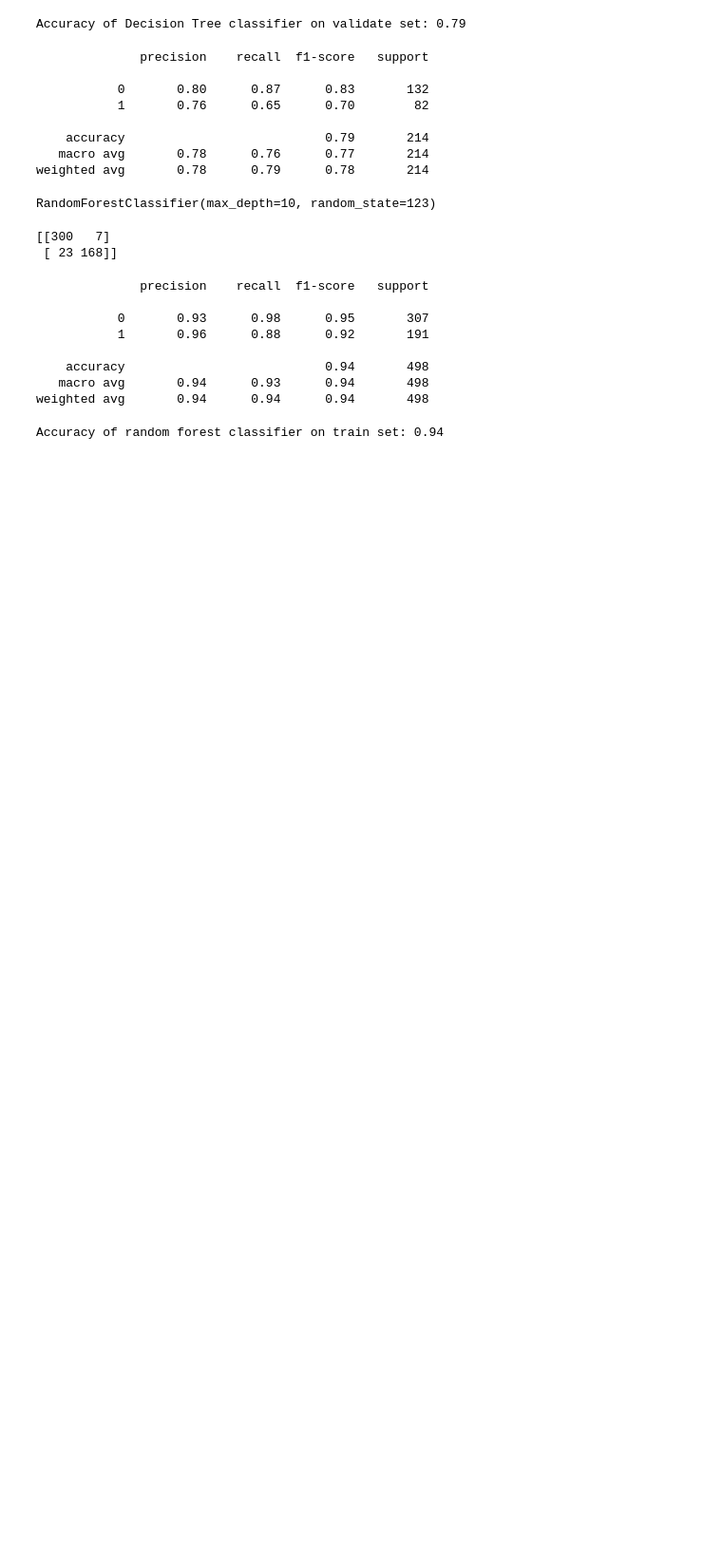
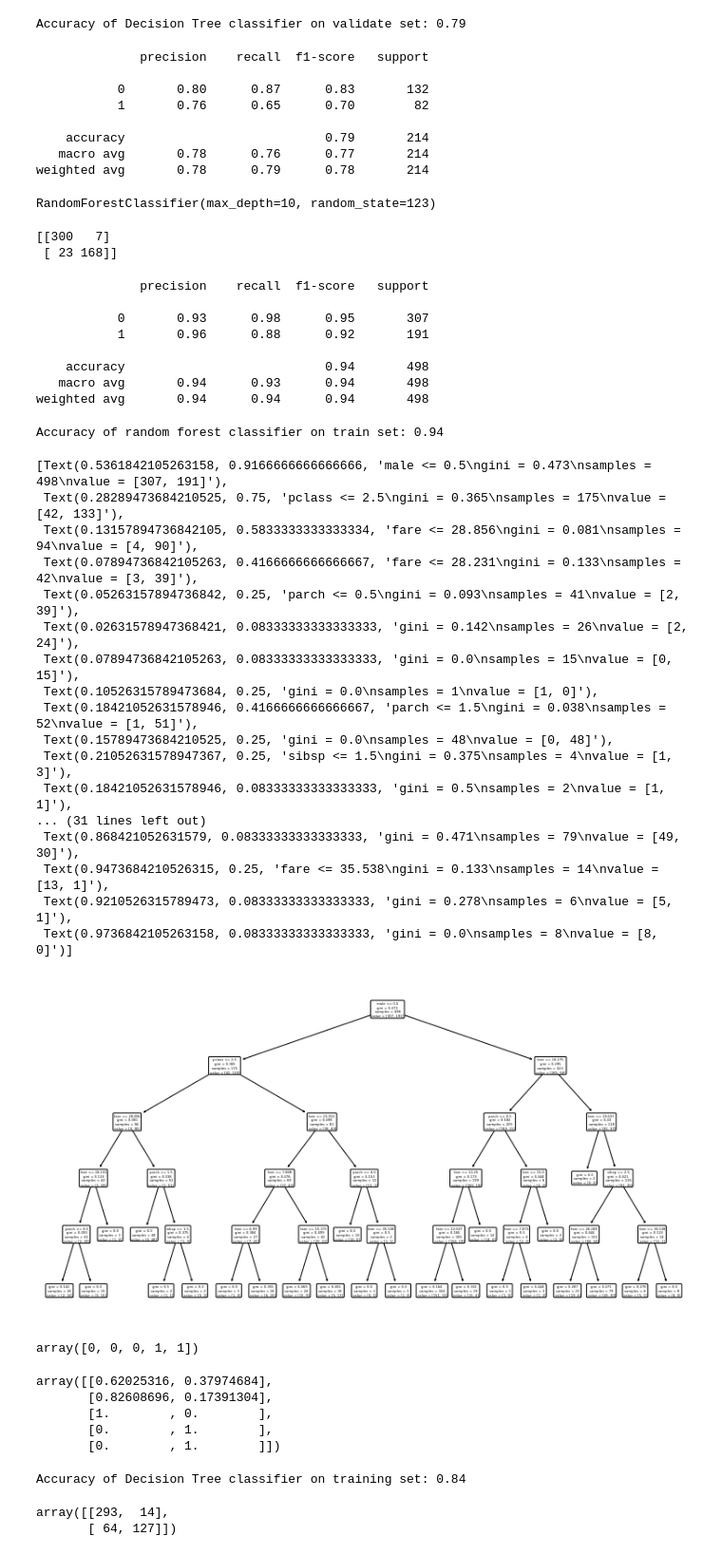
Before and after one commit to QinzhiChen/classification-exercises, a Jupyter notebook: model.ipynb, the cells around one changed output. Shown at 95% size. Drawn from its saved outputs; the diff is of its cells as text; code cells hidden in the pictures; blank space fills up the shorter version.

```diff
--- a/model.ipynb
+++ b/model.ipynb
@@ -44,24 +43,24 @@ from sklearn.model_selection import train_test_split
 target='survived'
 def train_validate_test_split(titanic, target,seed=123):
 
-    train_validate, test = train_test_split(titanic, test_size=0.2,
+    train_validate, titanic_test = train_test_split(titanic, test_size=0.2,
                                             random_state=seed,
                                             stratify=titanic[target])
-    train, validate = train_test_split(train_validate, test_size=0.3,
+    titanic_train, titanic_validate = train_test_split(train_validate, test_size=0.3,
                                        random_state=seed,
                                        stratify=train_validate[target])
-    return train, validate, test
+    return titanic_train, titanic_validate, titanic_test
 # %%
 # split into train, validate, test
-train, validate, test = train_validate_test_split(titanic, target='survived', seed=123)
+titanic_train, titanic_validate, titanic_test = train_validate_test_split(titanic, target='survived', seed=123)
 
-X_train = train.drop(columns=['survived'])
-y_train = train.survived
+x_train = titanic_train.drop(columns=['survived'])
+y_train = titanic_train.survived
 
-X_validate = validate.drop(columns=['survived'])
-y_validate = validate.survived
+x_validate = titanic_validate.drop(columns=['survived'])
+y_validate = titanic_validate.survived
 
-X_test = test.drop(columns=['survived'])
-y_test = test.survived
+x_test = titanic_test.drop(columns=['survived'])
+y_test = titanic_test.survived
 # %%
 clf = DecisionTreeClassifier(max_depth=3, random_state=123)
@@ -167,7 +166,7 @@ rf = RandomForestClassifier(bootstrap=True,
                             n_estimators=100,
                             max_depth=10,
                             random_state=123)
-rf.fit(X_train, y_train)
+rf.fit(x_train, y_train)
 # %% [output]
 RandomForestClassifier(max_depth=10, random_state=123)
 # %%
@@ -196,0 +198,49 @@ Accuracy of random forest classifier on train set: 0.94
+# %%
+clfsecondtest = DecisionTreeClassifier(max_depth=5, random_state=123)
+clfsecondtest = clfsecondtest.fit(x_train, y_train)
+# %%
+plt.figure(figsize=(13, 7))
+plot_tree(clfsecondtest, feature_names=x_train.columns, rounded=True)
+# %% [output]
+[Text(0.5361842105263158, 0.9166666666666666, 'male <= 0.5\ngini = 0.473\nsamples = 498\nvalue = [307, 191]'),
+ Text(0.28289473684210525, 0.75, 'pclass <= 2.5\ngini = 0.365\nsamples = 175\nvalue = [42, 133]'),
+ Text(0.13157894736842105, 0.5833333333333334, 'fare <= 28.856\ngini = 0.081\nsamples = 94\nvalue = [4, 90]'),
+ Text(0.07894736842105263, 0.4166666666666667, 'fare <= 28.231\ngini = 0.133\nsamples = 42\nvalue = [3, 39]'),
+ Text(0.05263157894736842, 0.25, 'parch <= 0.5\ngini = 0.093\nsamples = 41\nvalue = [2, 39]'),
+ Text(0.02631578947368421, 0.08333333333333333, 'gini = 0.142\nsamples = 26\nvalue = [2, 24]'),
+ Text(0.07894736842105263, 0.08333333333333333, 'gini = 0.0\nsamples = 15\nvalue = [0, 15]'),
+ Text(0.10526315789473684, 0.25, 'gini = 0.0\nsamples = 1\nvalue = [1, 0]'),
+ Text(0.18421052631578946, 0.4166666666666667, 'parch <= 1.5\ngini = 0.038\nsamples = 52\nvalue = [1, 51]'),
+ Text(0.15789473684210525, 0.25, 'gini = 0.0\nsamples = 48\nvalue = [0, 48]'),
+ Text(0.21052631578947367, 0.25, 'sibsp <= 1.5\ngini = 0.375\nsamples = 4\nvalue = [1, 3]'),
+ Text(0.18421052631578946, 0.08333333333333333, 'gini = 0.5\nsamples = 2\nvalue = [1, 1]'),
+... (31 lines left out)
+ Text(0.868421052631579, 0.08333333333333333, 'gini = 0.471\nsamples = 79\nvalue = [49, 30]'),
+ Text(0.9473684210526315, 0.25, 'fare <= 35.538\ngini = 0.133\nsamples = 14\nvalue = [13, 1]'),
+ Text(0.9210526315789473, 0.08333333333333333, 'gini = 0.278\nsamples = 6\nvalue = [5, 1]'),
+ Text(0.9736842105263158, 0.08333333333333333, 'gini = 0.0\nsamples = 8\nvalue = [8, 0]')]
+[figure, added]
+# %%
+y_pred = clfsecondtest.predict(x_train)
+y_pred[0:5]
+# %% [output]
+array([0, 0, 0, 1, 1])
+# %%
+y_pred_proba = clfsecondtest.predict_proba(x_train)
+y_pred_proba[0:5]
+# %% [output]
+array([[0.62025316, 0.37974684],
+       [0.82608696, 0.17391304],
+       [1.        , 0.        ],
+       [0.        , 1.        ],
+       [0.        , 1.        ]])
+# %%
+print('Accuracy of Decision Tree classifier on training set: {:.2f}'
+      .format(clfsecondtest.score(x_train, y_train)))
+# %% [output]
+Accuracy of Decision Tree classifier on training set: 0.84
+# %%
+confusion_matrix(y_train, y_pred)
+# %% [output]
+array([[293,  14],
+       [ 64, 127]])
```
Also changed, not shown: parts of 16 cells of this notebook.
